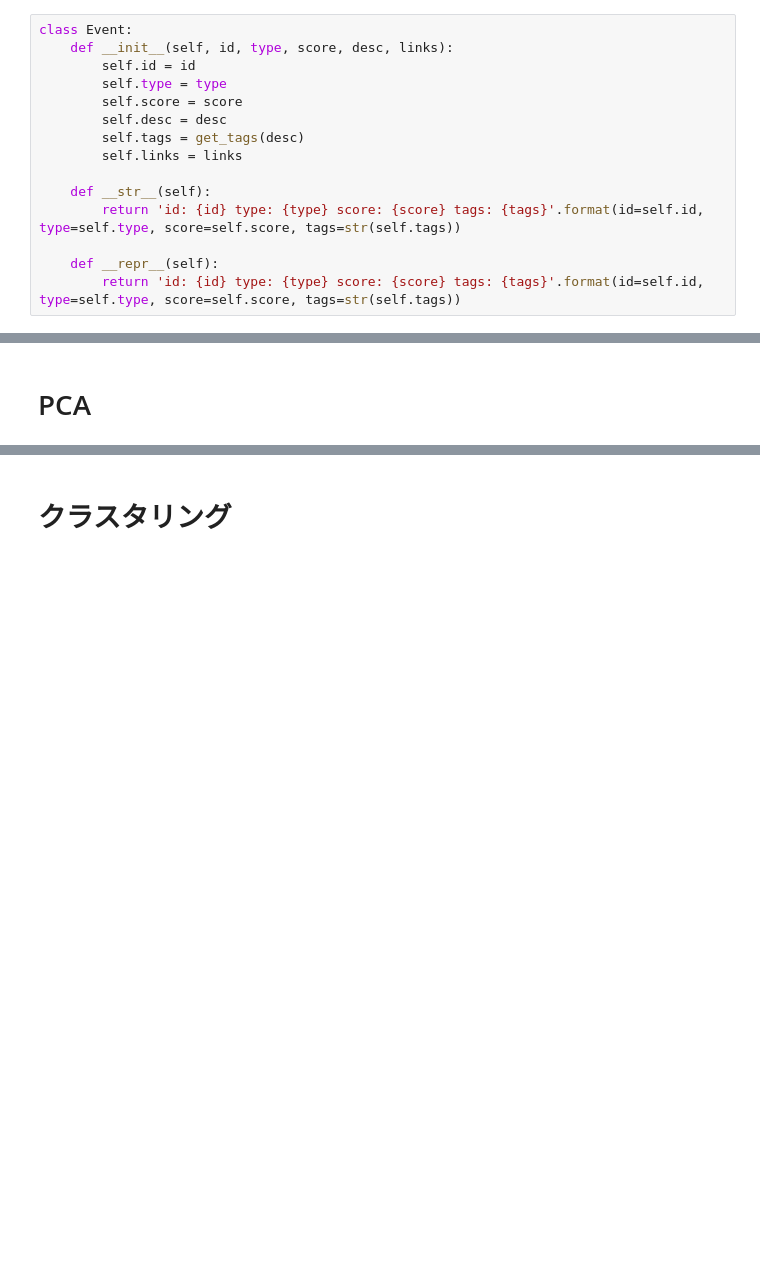
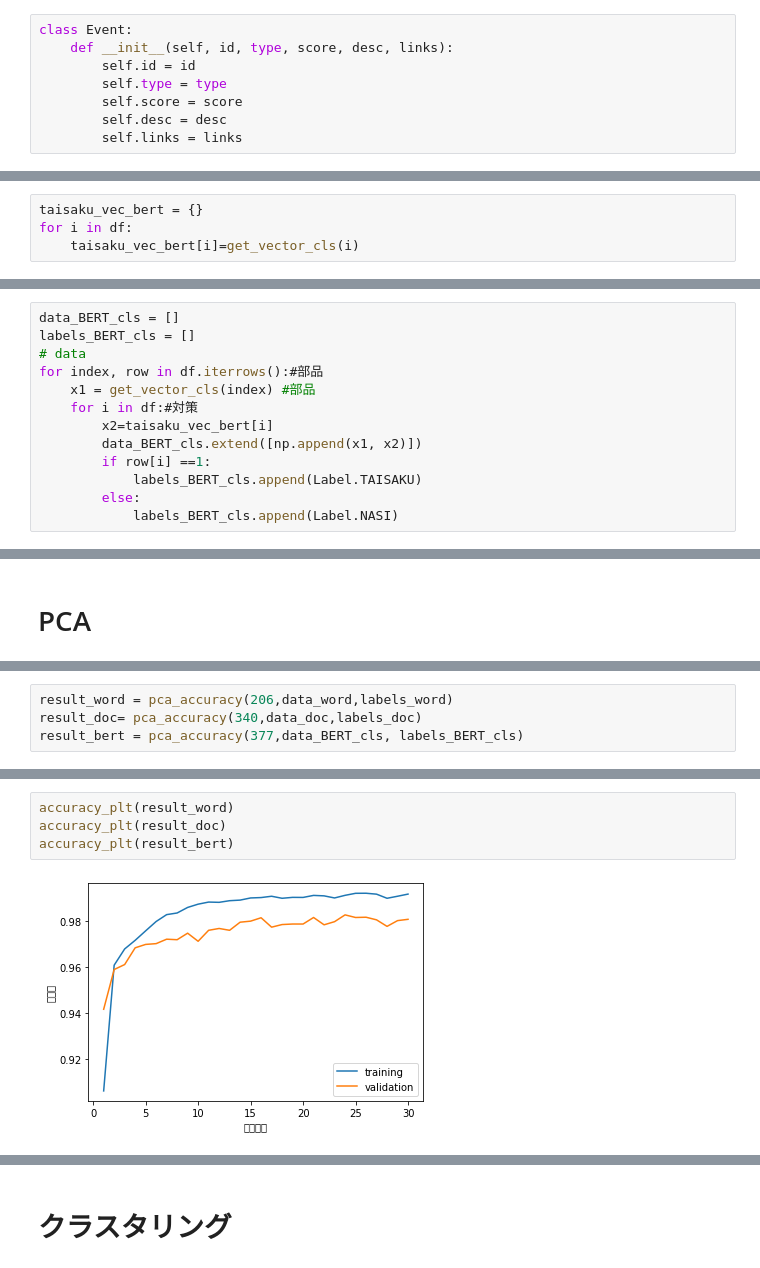
Before and after one commit to wsinwsin/-, a Jupyter notebook: 企業データpca.ipynb, the cells around one changed output, grey strips where cells are left out. Cells and saved outputs as stored; diff of their text form; blank space fills up the shorter version.

```diff
--- a/企業データpca.ipynb
+++ b/企業データpca.ipynb
@@ -70,11 +81,4 @@ class Event:
         self.type = type
         self.score = score
         self.desc = desc
-        self.tags = get_tags(desc)
         self.links = links
-
-    def __str__(self):
-        return 'id: {id} type: {type} score: {score} tags: {tags}'.format(id=self.id, type=self.type, score=self.score, tags=str(self.tags))
-
-    def __repr__(self):
-        return 'id: {id} type: {type} score: {score} tags: {tags}'.format(id=self.id, type=self.type, score=self.score, tags=str(self.tags))
@@ -158,6 +143,10 @@ for i in df:
 taisaku_vec_doc = {}
 for i in df:
     taisaku_vec_doc[i]=model_doc.infer_vector(get_tags_for_doc2vec(i))
+# %%
+taisaku_vec_bert = {}
+for i in df:
+    taisaku_vec_bert[i]=get_vector_cls(i)
 # %%
 class Label:
     TAISAKU = 1
@@ -188,6 +177,19 @@ for index, row in df.iterrows():#部品
             labels_doc.append(Label.TAISAKU)
         else:
             labels_doc.append(Label.NASI)
+# %%
+data_BERT_cls = []
+labels_BERT_cls = []
+# data
+for index, row in df.iterrows():#部品
+    x1 = get_vector_cls(index) #部品
+    for i in df:#対策
+        x2=taisaku_vec_bert[i]
+        data_BERT_cls.extend([np.append(x1, x2)])
+        if row[i] ==1:
+            labels_BERT_cls.append(Label.TAISAKU)
+        else:
+            labels_BERT_cls.append(Label.NASI)
 # %%
 def train_data(data,labels):
     index_1 = [i for i, x in enumerate(labels) if x == 1]
@@ -323,0 +338,4 @@ accuracy_plt(word160_result)
+# %%
+result_word = pca_accuracy(206,data_word,labels_word)
+result_doc= pca_accuracy(340,data_doc,labels_doc)
+result_bert = pca_accuracy(377,data_BERT_cls, labels_BERT_cls)
@@ -323,0 +360,6 @@ accuracy_plt(word160_result)
+# %%
+accuracy_plt(result_word)
+accuracy_plt(result_doc)
+accuracy_plt(result_bert)
+# %% [output]
+[figure, added]
```
Also changed, not shown: parts of 21 cells of this notebook, 1 other file.
